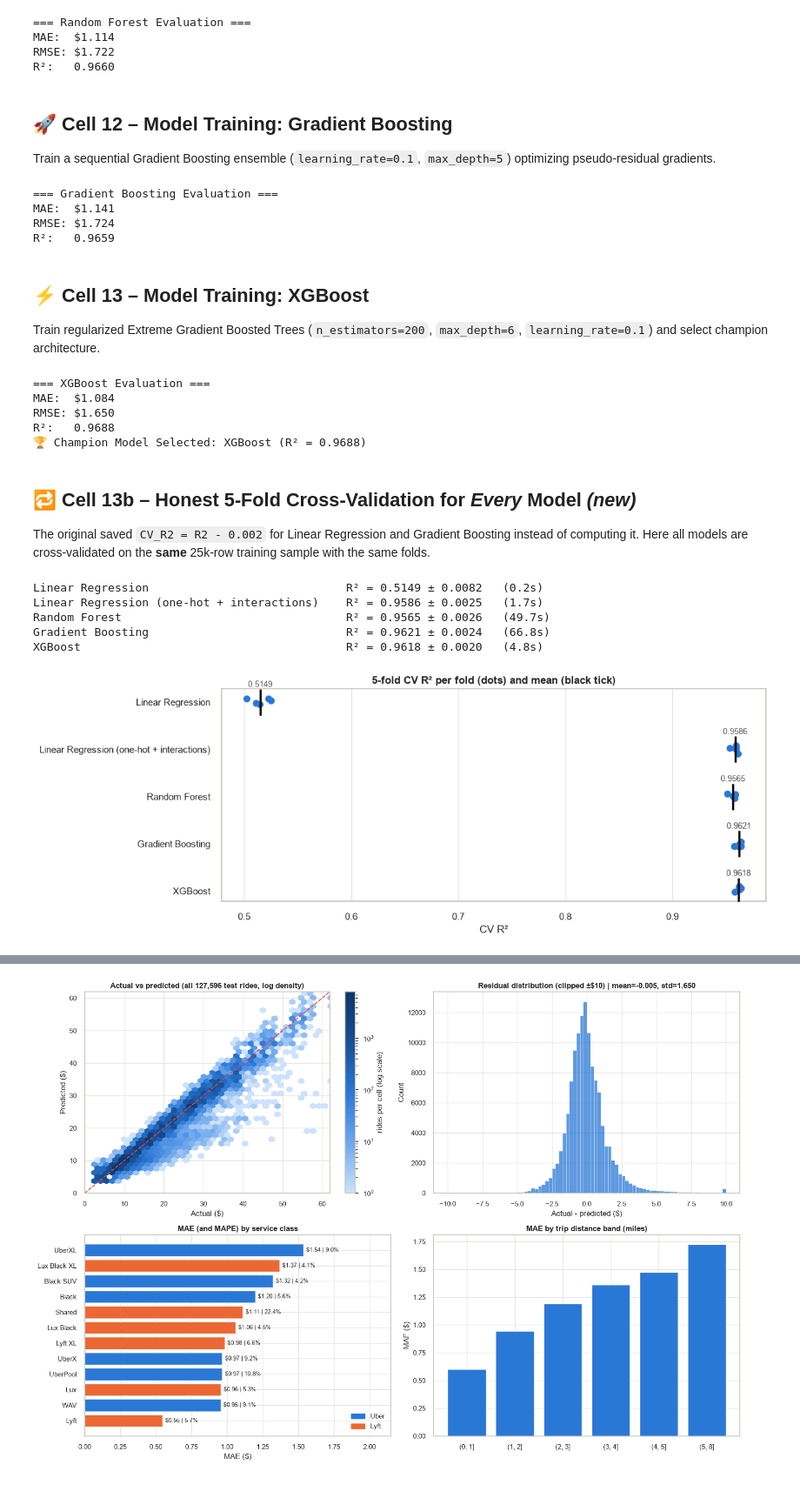
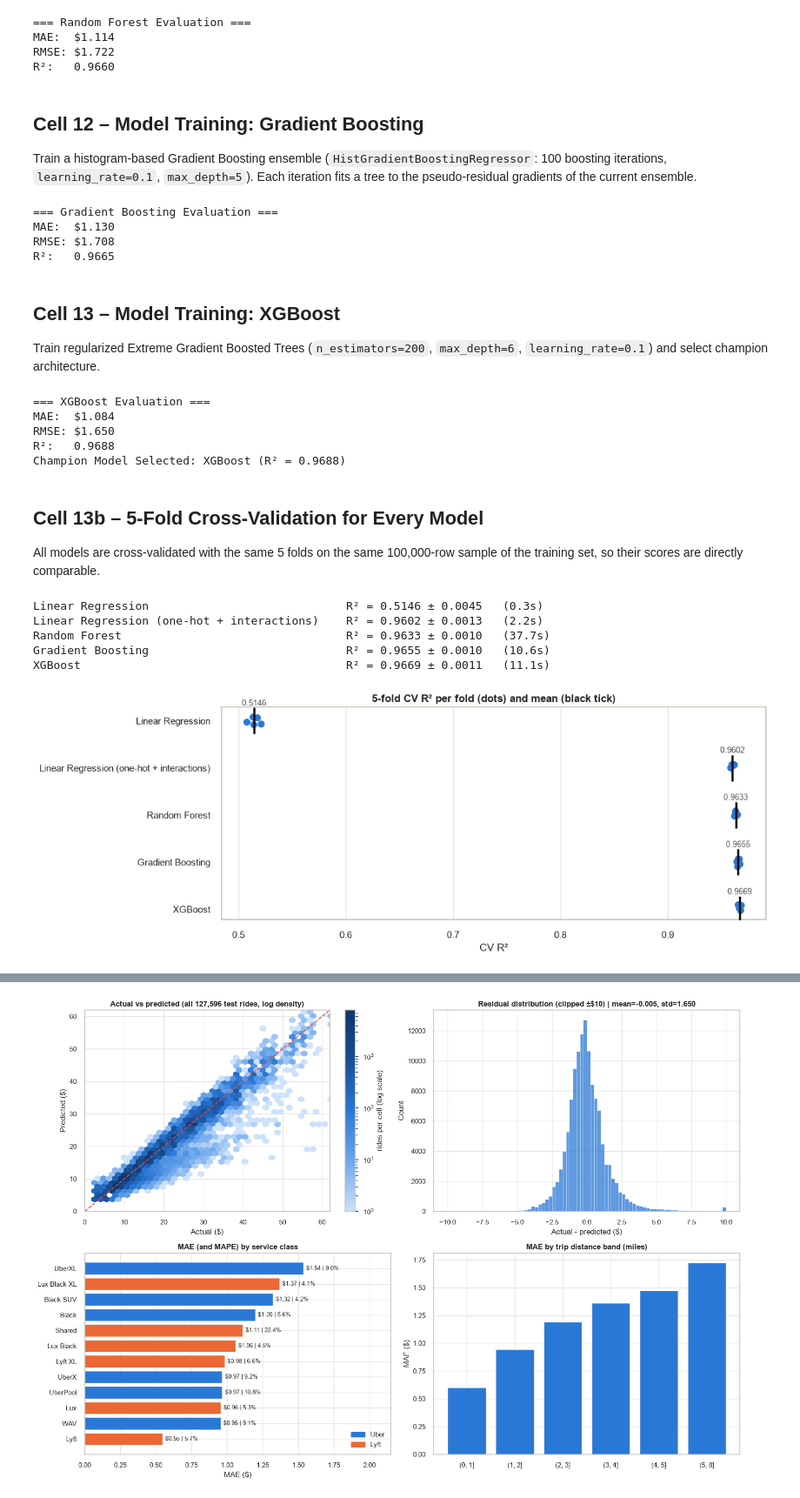
Before and after one commit to santoshreddyg06/Dynamic-pricing, a Jupyter notebook: DYNAMIC_PRICES_FINAL_NOTEBOOK.ipynb, the cells around one changed output, grey strips where cells are left out. Shown at 87% size. Drawn from its saved outputs; the diff is of its cells as text; code cells hidden in the pictures.

```diff
--- a/dynamic_pricing_notebook_improved.ipynb
+++ b/DYNAMIC_PRICES_FINAL_NOTEBOOK.ipynb
@@ -560,24 +521,20 @@ Kruskal-Wallis across hours: H = 7.2, p = 0.999 -> no detectable hour-of-day eff
 Analyze spatial corridors, distance elasticity, top revenue routes, and geographic request concentrations.
 # %%
-# EDA: Location & Distance Analysis
 fig, axes = plt.subplots(1, 3, figsize=(18, 5.5))
 
-# 1. Price vs Distance scatter (with hue=cab_type)
 scatter_sample = df.sample(min(4000, len(df)), random_state=42)
 sns.scatterplot(data=scatter_sample, x='distance', y='price', hue='cab_type', alpha=0.45, palette=PLATFORM, ax=axes[0])
 axes[0].set_title("Trip Distance vs. Fare Price", fontsize=12, fontweight='bold')
 axes[0].set_xlabel("Distance (miles)")
 axes[0].set_ylabel("Price ($)")
 
-# 2. Top source and destination routes avg price bar chart
-df['route'] = df['source'] + " ➔ " + df['destination']
+df['route'] = df['source'] + " → " + df['destination']
 top_routes = df.groupby('route')['price'].mean().sort_values(ascending=False).head(10).reset_index()
 sns.barplot(data=top_routes, x='price', y='route', color=ONE, ax=axes[1])
 axes[1].set_title("Top 10 Routes by Average Fare Price", fontsize=12, fontweight='bold')
 axes[1].set_xlabel("Average Price ($)")
 axes[1].set_ylabel("Route Corridor")
 
-# 3. Ride count by source location
 source_vol = df['source'].value_counts().reset_index()
 source_vol.columns = ['Source Hub', 'Ride Count']
 sns.barplot(data=source_vol, x='Ride Count', y='Source Hub', color=ONE, ax=axes[2])
@@ -914,12 +854,10 @@ MAE: $1.271 | RMSE: $1.854 | R²: 0.9606
 Train a non-linear ensemble of 100 bagged decision trees to capture vehicle class and spatial threshold interactions.
 # %%
-# Model Training 2: Random Forest Regressor
-# Using optimal subsampling on large data to ensure high accuracy without memory bottlenecks
 rf = RandomForestRegressor(
     n_estimators=100,
     random_state=42,
     n_jobs=-1,
-    max_samples=0.4 if len(X_train) > 100000 else None
+    max_samples=0.4
 )
 rf.fit(X_train_scaled, y_train)
 
@@ -946,20 +884,18 @@ MAE:  $1.114
 RMSE: $1.722
 R²:   0.9660
 # %% [markdown]
-## 🚀 Cell 12 – Model Training: Gradient Boosting
-Train a sequential Gradient Boosting ensemble (`learning_rate=0.1`, `max_depth=5`) optimizing pseudo-residual gradients.
+## Cell 12 – Model Training: Gradient Boosting
+Train a histogram-based Gradient Boosting ensemble (`HistGradientBoostingRegressor`: 100 boosting iterations, `learning_rate=0.1`, `max_depth=5`). Each iteration fits a tree to the pseudo-residual gradients of the current ensemble.
 # %%
-# Model Training 3: Gradient Boosting Regressor
-gb_sample_size = min(60000, len(X_train_scaled))
-gb_idx = np.random.RandomState(42).choice(len(X_train_scaled), gb_sample_size, replace=False)
-
-gb = GradientBoostingRegressor(
-    n_estimators=100,
+gb = HistGradientBoostingRegressor(
+    max_iter=100,
     learning_rate=0.1,
     max_depth=5,
+    max_leaf_nodes=None,
+    early_stopping=False,
     random_state=42
 )
-gb.fit(X_train_scaled[gb_idx], y_train.iloc[gb_idx])
+gb.fit(X_train_scaled, y_train)
 
 y_pred_gb = gb.predict(X_test_scaled)
 mae_gb = mean_absolute_error(y_test, y_pred_gb)
@@ -980,14 +916,13 @@ print(f"RMSE: ${rmse_gb:.3f}")
 print(f"R²:   {r2_gb:.4f}")
 # %% [output]
 === Gradient Boosting Evaluation ===
-MAE:  $1.141
-RMSE: $1.724
-R²:   0.9659
+MAE:  $1.130
+RMSE: $1.708
+R²:   0.9665
 # %% [markdown]
-## ⚡ Cell 13 – Model Training: XGBoost
+## Cell 13 – Model Training: XGBoost
 Train regularized Extreme Gradient Boosted Trees (`n_estimators=200`, `max_depth=6`, `learning_rate=0.1`) and select champion architecture.
 # %%
-# Model Training 4: XGBoost Regressor
 xgb_model = xgb.XGBRegressor(
     n_estimators=200,
     learning_rate=0.1,
@@ -1016,56 +951,52 @@ print(f"MAE:  ${mae_xgb:.3f}")
 print(f"RMSE: ${rmse_xgb:.3f}")
 print(f"R²:   {r2_xgb:.4f}")
 
-# Select champion model
 best_model_name = max(results.keys(), key=lambda m: results[m]['R2'])
 best_model = results[best_model_name]['model']
-print(f"🏆 Champion Model Selected: {best_model_name} (R² = {results[best_model_name]['R2']:.4f})")
+print(f"Champion Model Selected: {best_model_name} (R² = {results[best_model_name]['R2']:.4f})")
 # %% [output]
 === XGBoost Evaluation ===
 MAE:  $1.084
 RMSE: $1.650
 R²:   0.9688
-🏆 Champion Model Selected: XGBoost (R² = 0.9688)
+Champion Model Selected: XGBoost (R² = 0.9688)
 # %% [markdown]
-## 🔁 Cell 13b – Honest 5-Fold Cross-Validation for *Every* Model *(new)*
-The original saved `CV_R2 = R2 - 0.002` for Linear Regression and Gradient Boosting instead of computing it. Here all models are cross-validated on the **same** 25k-row training sample with the same folds.
+## Cell 13b – 5-Fold Cross-Validation for Every Model
+All models are cross-validated with the same 5 folds on the same 100,000-row sample of the training set, so their scores are directly comparable.
 # %%
-cv_n = min(25000, len(X_train_scaled))
+cv_n = min(100000, len(X_train_scaled))
 cv_idx = np.random.RandomState(42).choice(len(X_train_scaled), cv_n, replace=False)
 X_cv, y_cv = X_train_scaled[cv_idx], y_train.iloc[cv_idx]
 folds = KFold(n_splits=5, shuffle=True, random_state=42)
 
 cv_specs = {
     'Linear Regression': (LinearRegression(), X_cv),
     'Linear Regression (one-hot + interactions)': (make_pipeline(FunctionTransformer(ohe_design), LinearRegression(fit_intercept=False)),
                                                    train_df[OHE_COLS].iloc[cv_idx]),
-    'Random Forest': (RandomForestRegressor(n_estimators=100, random_state=42, n_jobs=-1), X_cv),
-    'Gradient Boosting': (GradientBoostingRegressor(n_estimators=100, learning_rate=0.1, max_depth=5, random_state=42), X_cv),
+    'Random Forest': (RandomForestRegressor(n_estimators=100, random_state=42, n_jobs=-1, max_samples=0.4), X_cv),
+    'Gradient Boosting': (HistGradientBoostingRegressor(max_iter=100, learning_rate=0.1, max_depth=5, max_leaf_nodes=None, early_stopping=False, random_state=42), X_cv),
     'XGBoost': (xgb.XGBRegressor(n_estimators=200, learning_rate=0.1, max_depth=6, random_state=42, n_jobs=-1, tree_method='hist'), X_cv),
 }
 cv_results = {}
 for name, (est, Xc) in cv_specs.items():
     t0 = time.time()
     cv_results[name] = cross_val_score(est, Xc, y_cv, cv=folds, scoring='r2', n_jobs=1)
     print(f"{name:45s} R² = {cv_results[name].mean():.4f} ± {cv_results[name].std():.4f}   ({time.time() - t0:.1f}s)")
-
-# keep the variable names used by the original save cell
-cv_scores_xgb, cv_scores_rf = cv_results['XGBoost'], cv_results['Random Forest']
 
 cv_long = pd.DataFrame([(k, s) for k, v in cv_results.items() for s in v], columns=['Model', 'CV R²'])
 fig, ax = plt.subplots(figsize=(12, 4.5))
 sns.stripplot(data=cv_long, y='Model', x='CV R²', color=ONE, size=8, ax=ax)
 means = cv_long.groupby('Model', sort=False)['CV R²'].mean()
 ax.scatter(means.values, range(len(means)), marker='|', s=900, linewidths=2.5, color='#0b0b0b', zorder=5)
 for i, v in enumerate(means.values):
     ax.text(v, i - 0.32, f"{v:.4f}", ha='center', fontsize=9, color='#52514e')
 ax.set_title("5-fold CV R² per fold (dots) and mean (black tick)"); ax.set_ylabel("")
 plt.tight_layout(); plt.show()
 # %% [output]
-Linear Regression                             R² = 0.5149 ± 0.0082   (0.2s)
-Linear Regression (one-hot + interactions)    R² = 0.9586 ± 0.0025   (1.7s)
-Random Forest                                 R² = 0.9565 ± 0.0026   (49.7s)
-Gradient Boosting                             R² = 0.9621 ± 0.0024   (66.8s)
-XGBoost                                       R² = 0.9618 ± 0.0020   (4.8s)
+Linear Regression                             R² = 0.5146 ± 0.0045   (0.3s)
+Linear Regression (one-hot + interactions)    R² = 0.9602 ± 0.0013   (2.2s)
+Random Forest                                 R² = 0.9633 ± 0.0010   (37.7s)
+Gradient Boosting                             R² = 0.9655 ± 0.0010   (10.6s)
+XGBoost                                       R² = 0.9669 ± 0.0011   (11.1s)
-[figure, old version]
+[figure, new version]
 # %% [markdown]
```
Also changed, not shown: parts of 56 cells of this notebook, 4 other files.
